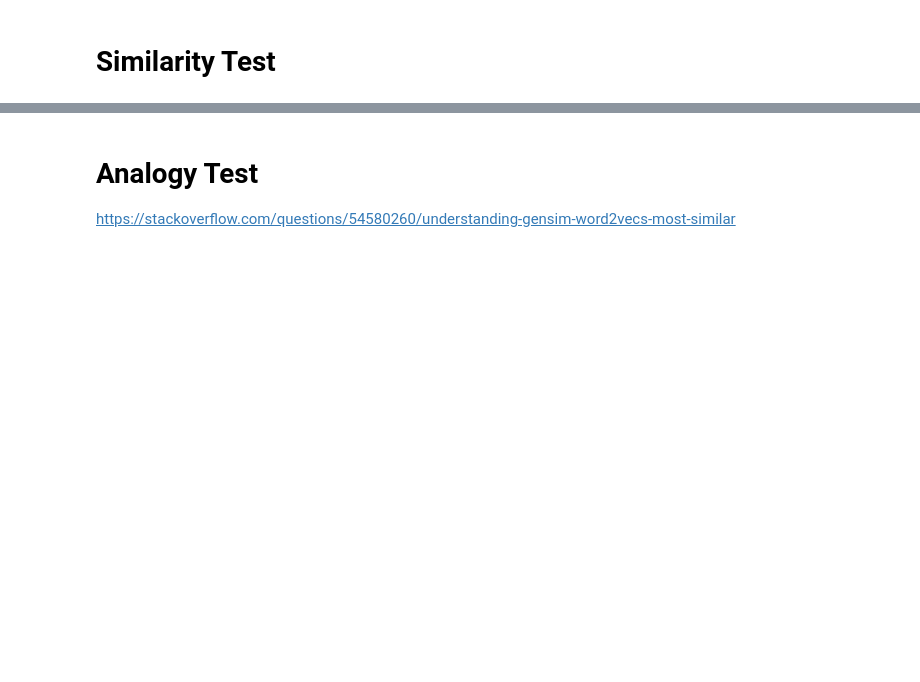
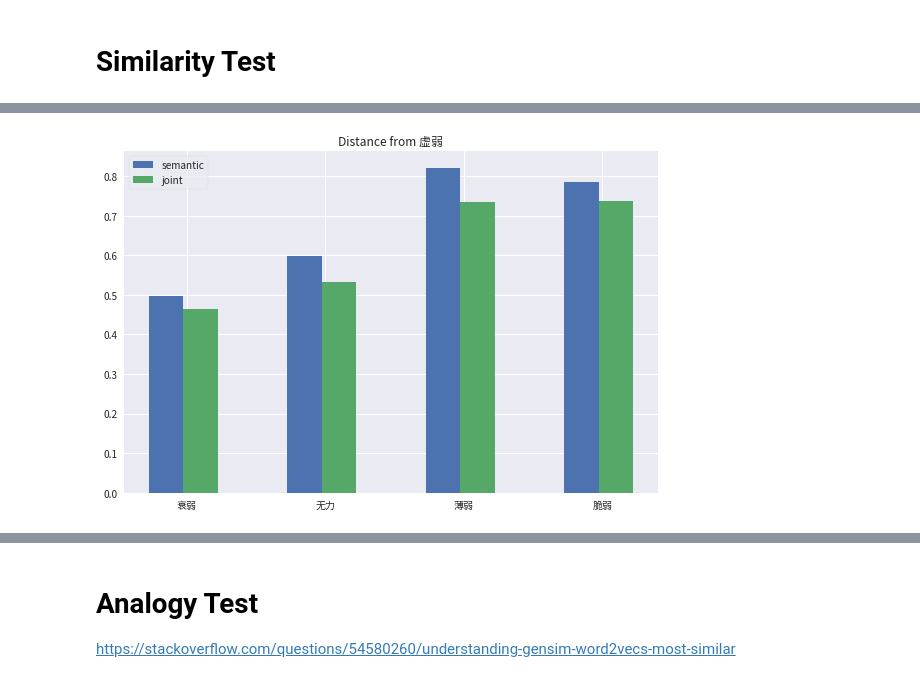
Before and after one commit to windsuzu/Joint-Semantic-Phonetic-Embedding, a Jupyter notebook: experiments/main/analyze_embedding.ipynb, the cells around one changed output, grey strips where cells are left out. Saved outputs shown, nothing was run; the diff lists cells and outputs as text; code cells hidden in the pictures; blank space fills up the shorter version.

```diff
--- a/experiments/main/analyze_embedding.ipynb
+++ b/experiments/main/analyze_embedding.ipynb
@@ -201,0 +174,4 @@ test_similarity("清除", "消除", "去除", "排除", emb1=ch_word2vec, emb2=c
+# %%
+test_similarity("虛弱", "衰弱", "無力", "薄弱", "脆弱", emb1=ch_word2vec, emb2=chm_word2vec)
+# %% [output]
+[figure, added]
```
Also changed, not shown: parts of 45 cells of this notebook.
